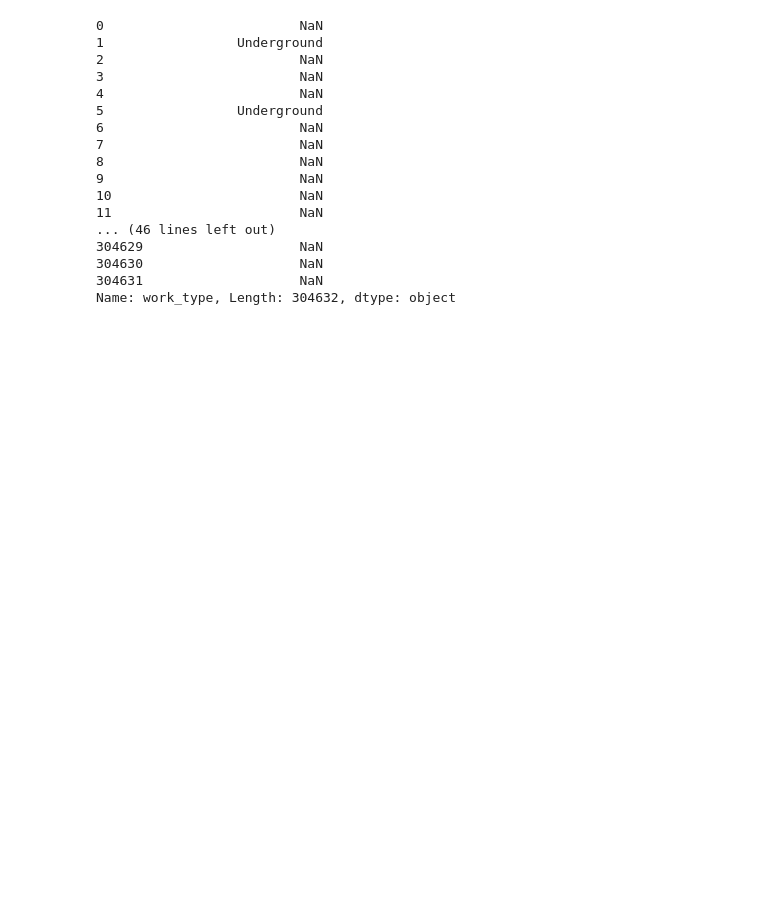
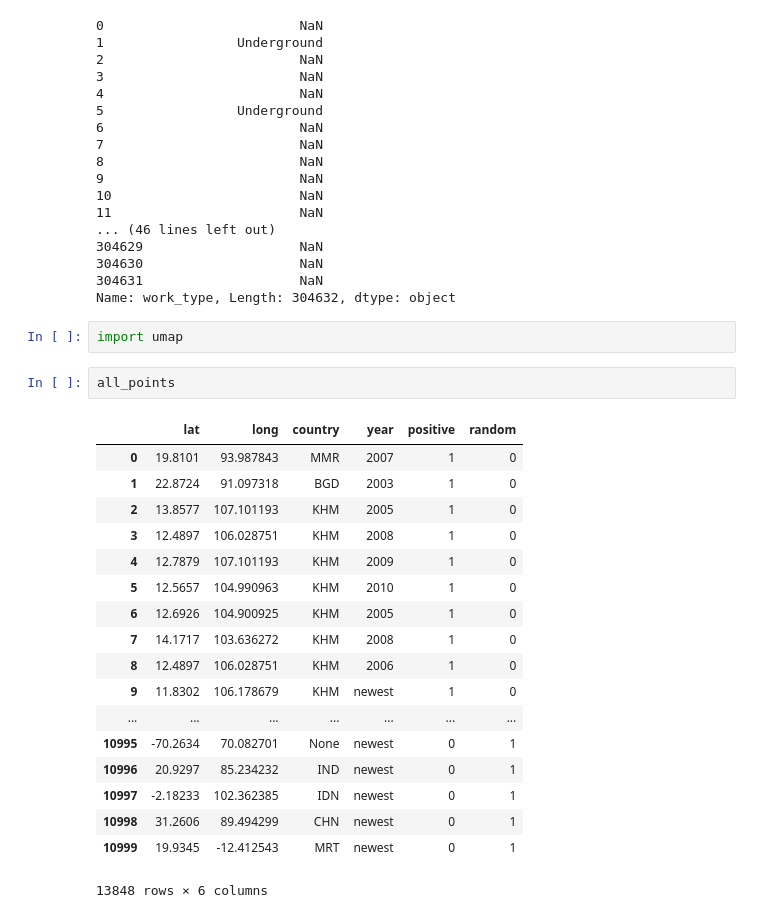
Before and after one commit to thiesgehrmann/JuSiPy_Asser, a Jupyter notebook: 1_pipeline_features.ipynb, the cells around one changed output. Drawn from its saved outputs; the diff is of its cells as text; blank space fills up the shorter version.

```diff
--- a/1_pipeline_features.ipynb
+++ b/1_pipeline_features.ipynb
@@ -441,3 +441,26 @@ Out[57].work_type
 304630                    NaN
 304631                    NaN
 Name: work_type, Length: 304632, dtype: object
+# %%
+import umap
+# %%
+all_points
+# %% [output]
+|  | lat | long | country | year | positive | random |
+| 0 | 19.8101 | 93.987843 | MMR | 2007 | 1 | 0 |
+| 1 | 22.8724 | 91.097318 | BGD | 2003 | 1 | 0 |
+| 2 | 13.8577 | 107.101193 | KHM | 2005 | 1 | 0 |
+| 3 | 12.4897 | 106.028751 | KHM | 2008 | 1 | 0 |
+| 4 | 12.7879 | 107.101193 | KHM | 2009 | 1 | 0 |
+| 5 | 12.5657 | 104.990963 | KHM | 2010 | 1 | 0 |
+| 6 | 12.6926 | 104.900925 | KHM | 2005 | 1 | 0 |
+| 7 | 14.1717 | 103.636272 | KHM | 2008 | 1 | 0 |
+| 8 | 12.4897 | 106.028751 | KHM | 2006 | 1 | 0 |
+| 9 | 11.8302 | 106.178679 | KHM | newest | 1 | 0 |
+| ... | ... | ... | ... | ... | ... | ... |
+| 10995 | -70.2634 | 70.082701 | None | newest | 0 | 1 |
+| 10996 | 20.9297 | 85.234232 | IND | newest | 0 | 1 |
+| 10997 | -2.18233 | 102.362385 | IDN | newest | 0 | 1 |
+| 10998 | 31.2606 | 89.494299 | CHN | newest | 0 | 1 |
+| 10999 | 19.9345 | -12.412543 | MRT | newest | 0 | 1 |
+13848 rows × 6 columns
```
Also changed, not shown: parts of 1 cell of this notebook.
